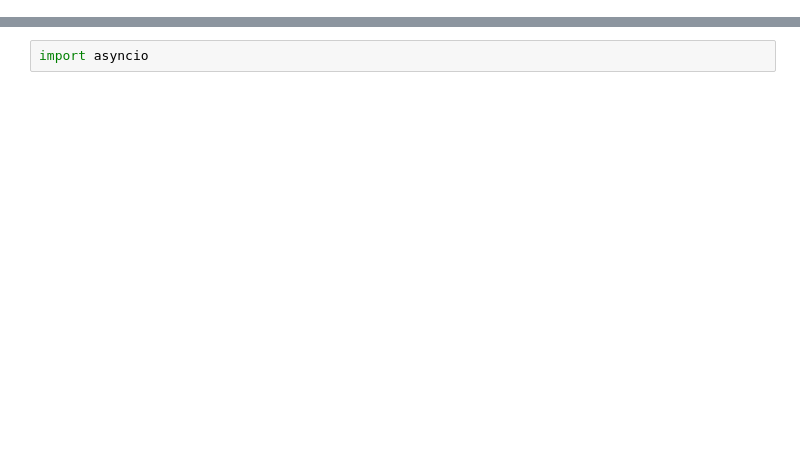
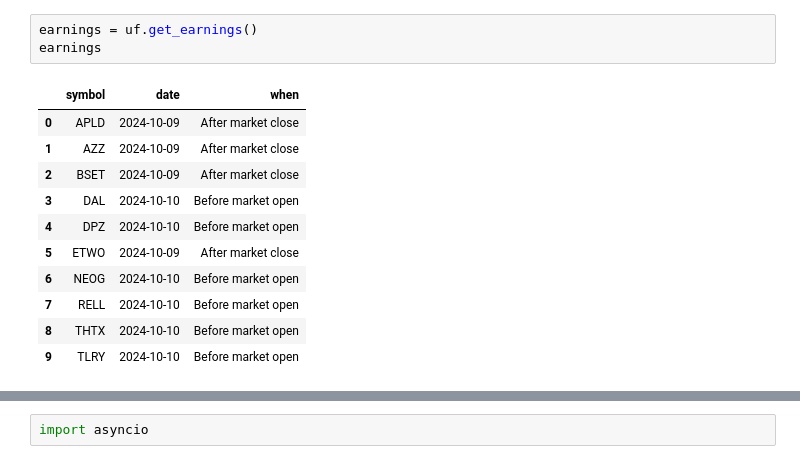
Before and after one commit to lowQuant/IB-Multi-Strategy-ATS, a Jupyter notebook: data_and_research/notebooks/options.ipynb, the cells around one changed output, grey strips where cells are left out. Drawn from its saved outputs; the diff is of its cells as text; blank space fills up the shorter version.

```diff
--- a/data_and_research/notebooks/options.ipynb
+++ b/data_and_research/notebooks/options.ipynb
@@ -212,0 +42,15 @@ Looking up vol data for: 2024-10-03
+# %%
+earnings = uf.get_earnings()
+earnings
+# %% [output]
+|  | symbol | date | when |
+| 0 | APLD | 2024-10-09 | After market close |
+| 1 | AZZ | 2024-10-09 | After market close |
+| 2 | BSET | 2024-10-09 | After market close |
+| 3 | DAL | 2024-10-10 | Before market open |
+| 4 | DPZ | 2024-10-10 | Before market open |
+| 5 | ETWO | 2024-10-09 | After market close |
+| 6 | NEOG | 2024-10-10 | Before market open |
+| 7 | RELL | 2024-10-10 | Before market open |
+| 8 | THTX | 2024-10-10 | Before market open |
+| 9 | TLRY | 2024-10-10 | Before market open |
```
Also changed, not shown: parts of 26 cells of this notebook, 1 other file.
